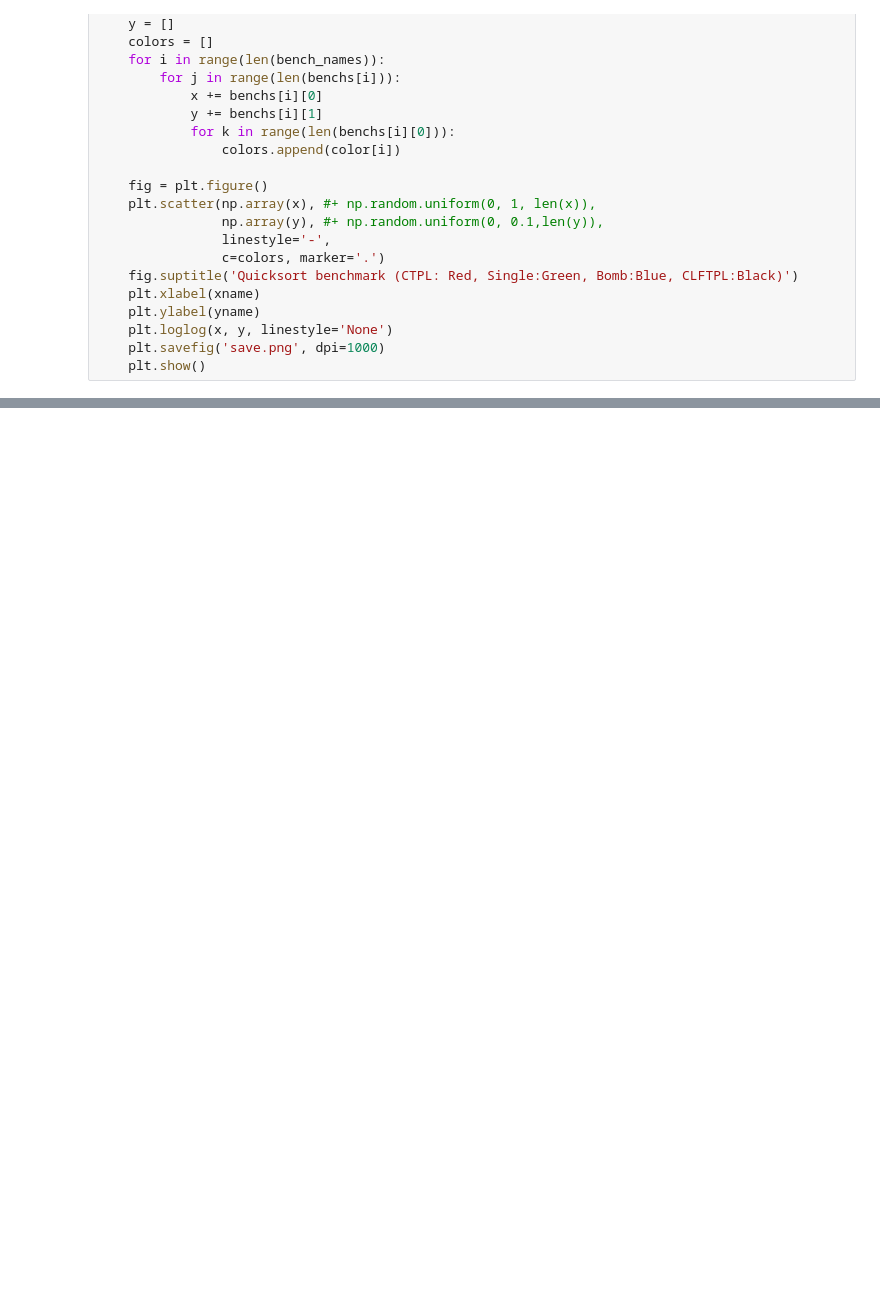
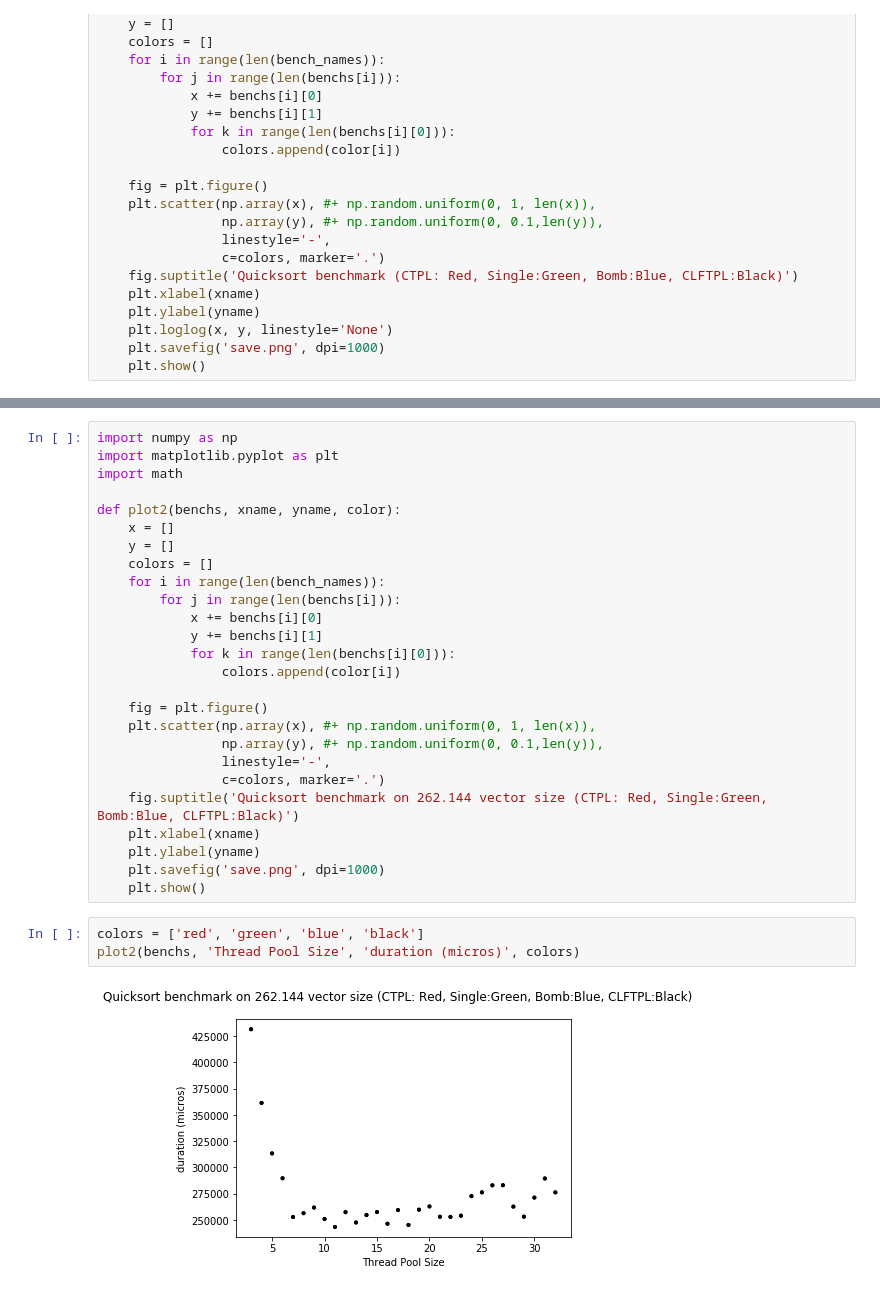
Before and after one commit to laurent-xu/CLFTPL, a Jupyter notebook: plot.ipynb, the cells around one changed output, grey strips where cells are left out. Cells and saved outputs as stored; diff of their text form; blank space fills up the shorter version.

```diff
--- a/plot.ipynb
+++ b/plot.ipynb
@@ -73,0 +74,31 @@ plot(benchs, 'vector size', 'duration (micros)', colors)
+# %%
+import numpy as np
+import matplotlib.pyplot as plt
+import math
+
+def plot2(benchs, xname, yname, color):
+    x = []
+    y = []
+    colors = []
+    for i in range(len(bench_names)):
+        for j in range(len(benchs[i])):
+            x += benchs[i][0]
+            y += benchs[i][1]
+            for k in range(len(benchs[i][0])):
+                colors.append(color[i])
+
+    fig = plt.figure()
+    plt.scatter(np.array(x), #+ np.random.uniform(0, 1, len(x)),
+                np.array(y), #+ np.random.uniform(0, 0.1,len(y)),
+                linestyle='-',
+                c=colors, marker='.')
+    fig.suptitle('Quicksort benchmark on 262.144 vector size (CTPL: Red, Single:Green, Bomb:Blue, CLFTPL:Black)')
+    plt.xlabel(xname)
+    plt.ylabel(yname)
+    plt.savefig('save.png', dpi=1000)
+    plt.show()
+# %%
+colors = ['red', 'green', 'blue', 'black']
+plot2(benchs, 'Thread Pool Size', 'duration (micros)', colors)
+# %% [output]
+[figure, added]
```
Also changed, not shown: parts of 2 cells of this notebook, 5 other files.
